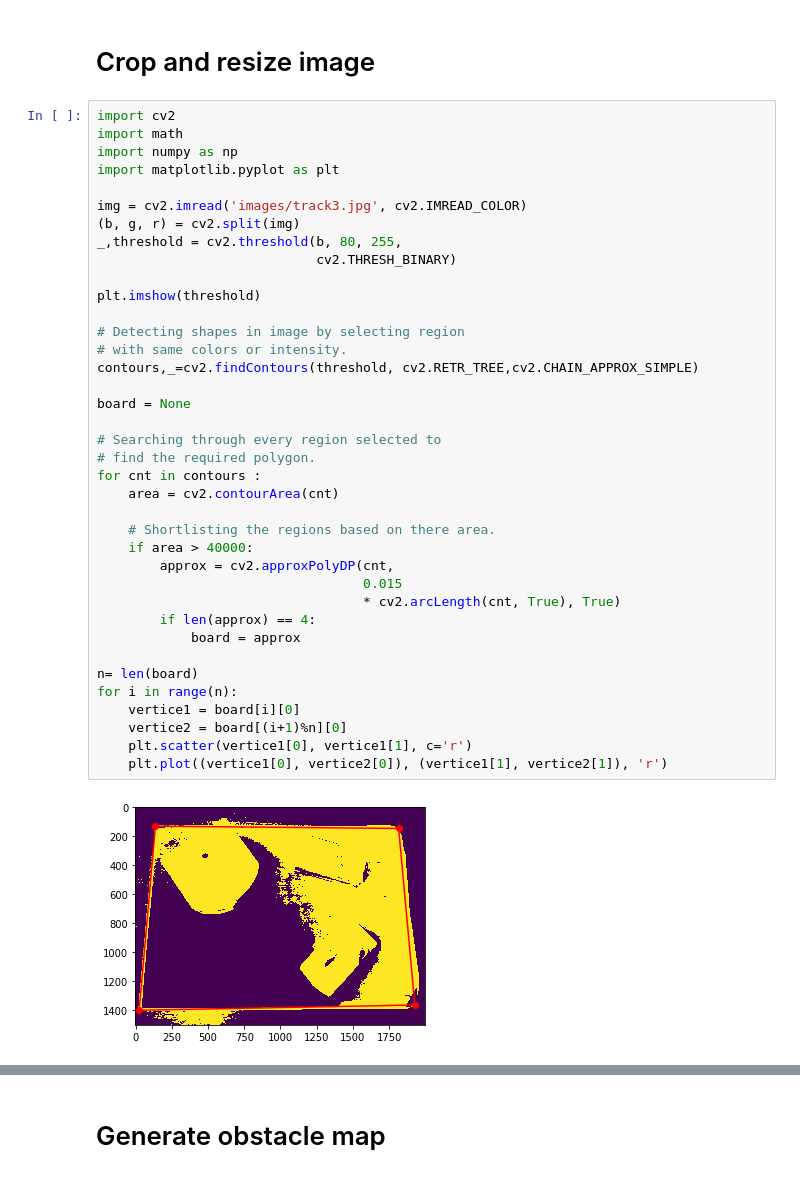
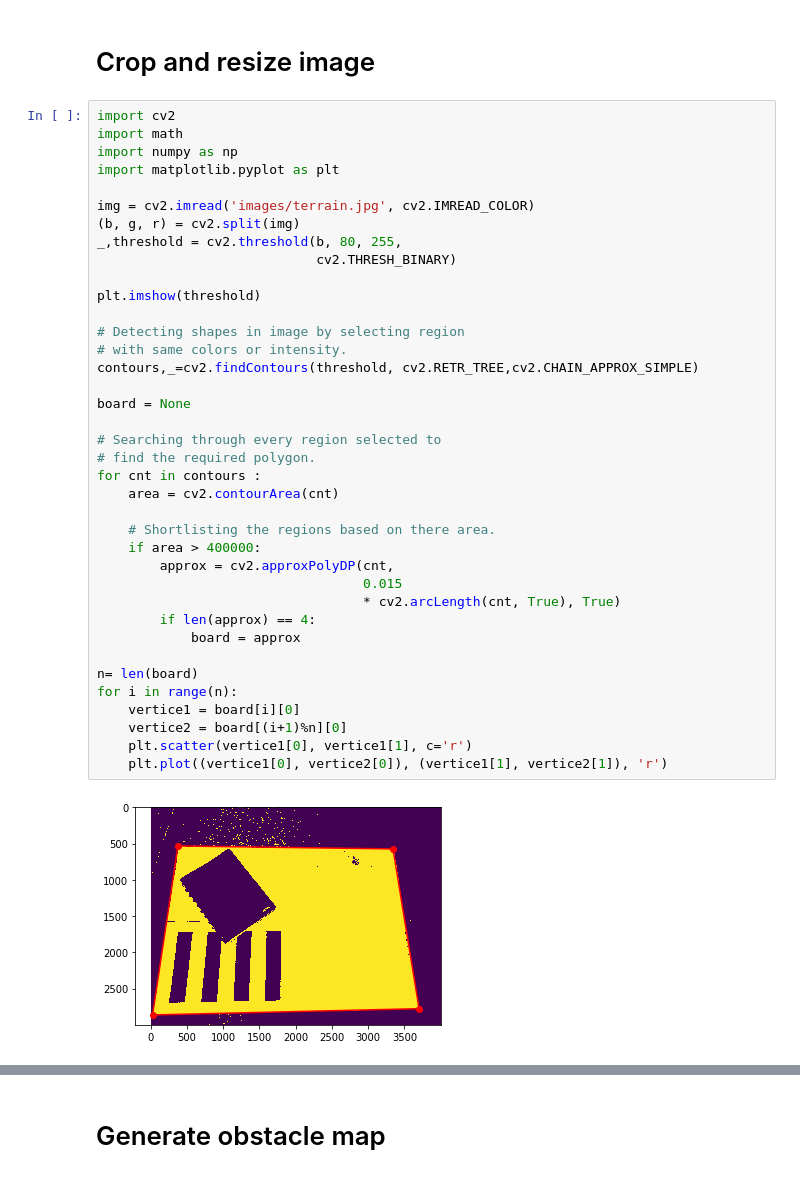
Before and after one commit to RaphLins/basics_of_MB_project, a Jupyter notebook: path_planning_A_star.ipynb, the cells around one changed output, grey strips where cells are left out. Saved outputs shown, nothing was run; the diff lists cells and outputs as text.

```diff
--- a/path_planning_A_star.ipynb
+++ b/path_planning_A_star.ipynb
@@ -6,38 +6,38 @@ import math
 import numpy as np
 import matplotlib.pyplot as plt
 
-img = cv2.imread('images/track3.jpg', cv2.IMREAD_COLOR)
+img = cv2.imread('images/terrain.jpg', cv2.IMREAD_COLOR)
 (b, g, r) = cv2.split(img)
 _,threshold = cv2.threshold(b, 80, 255,
                             cv2.THRESH_BINARY)
 
 plt.imshow(threshold)
 
 # Detecting shapes in image by selecting region
 # with same colors or intensity.
 contours,_=cv2.findContours(threshold, cv2.RETR_TREE,cv2.CHAIN_APPROX_SIMPLE)
 
 board = None
 
 # Searching through every region selected to
 # find the required polygon.
 for cnt in contours :
     area = cv2.contourArea(cnt)
 
     # Shortlisting the regions based on there area.
-    if area > 40000:
+    if area > 400000:
         approx = cv2.approxPolyDP(cnt,
                                   0.015
                                   * cv2.arcLength(cnt, True), True)
         if len(approx) == 4:
             board = approx
 
 n= len(board)
 for i in range(n):
     vertice1 = board[i][0]
     vertice2 = board[(i+1)%n][0]
     plt.scatter(vertice1[0], vertice1[1], c='r')
     plt.plot((vertice1[0], vertice2[0]), (vertice1[1], vertice2[1]), 'r')
 # %% [output]
-[figure, old version]
+[figure, new version]
 # %%
```
Also changed, not shown: parts of 7 cells of this notebook, 2 other files.
